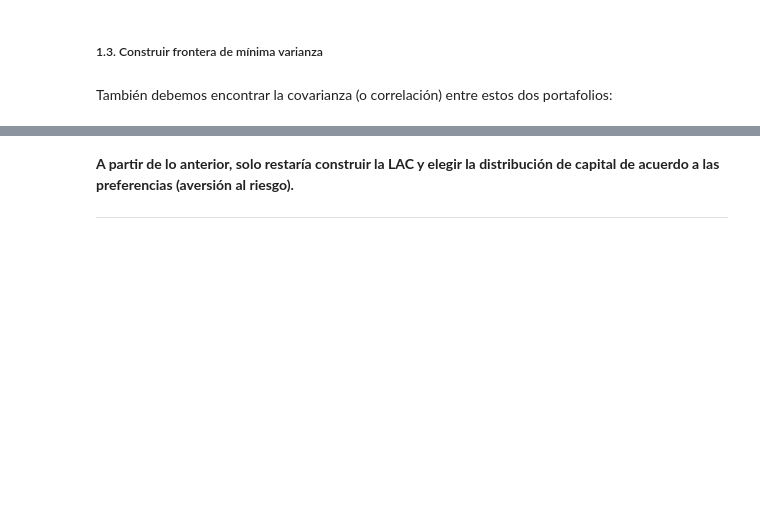
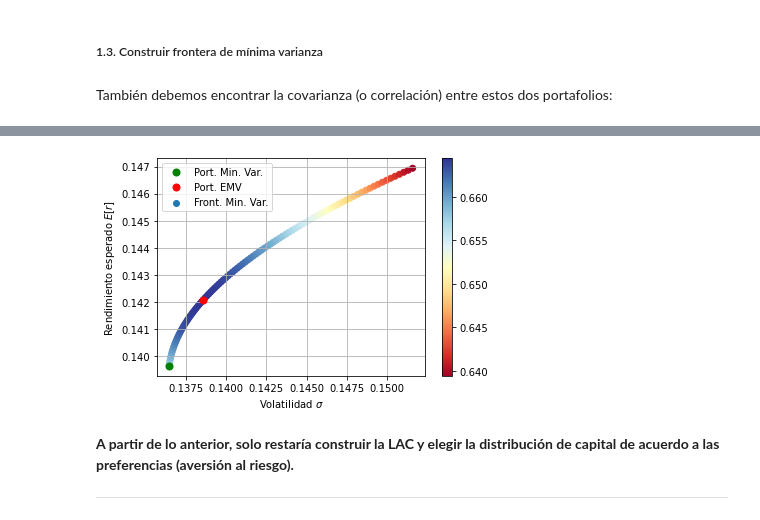
Before and after one commit to jessicambrizg/porinvp2020, a Jupyter notebook: Modulo3/Clase14_SeleccionOptimaPortII.ipynb, the cells around one changed output, grey strips where cells are left out. Saved outputs shown, nothing was run; the diff lists cells and outputs as text; code cells hidden in the pictures; blank space fills up the shorter version.

```diff
--- a/Modulo3/Clase14_SeleccionOptimaPortII.ipynb
+++ b/Modulo3/Clase14_SeleccionOptimaPortII.ipynb
@@ -171,0 +218,6 @@ Esta vez, supondremos que tenemos disponibles todos los mercados de acciones y e
+# %%
+# Pesos, rendimiento y riesgo del portafolio EMV
+w_EMV = EMV.x
+E_EMV = Eind.T.dot(w_EMV)
+s_EMV = (w_EMV.T.dot(Sigma).dot(w_EMV))**0.5
+w_EMV, E_EMV, s_EMV
@@ -175,3 +231,5 @@ Esta vez, supondremos que tenemos disponibles todos los mercados de acciones y e
 También debemos encontrar la covarianza (o correlación) entre estos dos portafolios:
 # %%
 # Covarianza entre los portafolios
+cov = w_EMV.T.dot(Sigma).dot(w_minvar)
+cov
@@ -180,8 +244,15 @@ También debemos encontrar la covarianza (o correlación) entre estos dos portaf
 # %%
 # Vector de w
+w = np.linspace(0, 3, 100)
 # %%
 # DataFrame de portafolios:
 # 1. Índice: i
 # 2. Columnas 1-2: w, 1-w
 # 3. Columnas 3-4: E[r], sigma
 # 4. Columna 5: Sharpe ratio
+portafolios = pd.DataFrame(data={'w': w,
+                                 '1-w': 1 - w,
+                                 'Media': w * E_EMV + (1 - w) * E_minvar,
+                                 'Vol': ((w * s_EMV)**2 + ((1 - w) * s_minvar)**2 + 2 * w * (1 - w) * cov)**0.5                             })
+portafolios['RS'] = (portafolios['Media'] - rf) / portafolios['Vol']
+portafolios.head()
@@ -194,3 +270,19 @@ También debemos encontrar la covarianza (o correlación) entre estos dos portaf
+# %%
+# Gráfica de dispersión de puntos coloreando
+# de acuerdo a SR, los activos individuales
+# y los portafolios hallados
+plt.figure(figsize=(6, 4))
+plt.scatter(portafolios['Vol'], portafolios['Media'], c=portafolios['RS'], cmap='RdYlBu', label='Front. Min. Var.')
+plt.plot(s_minvar, E_minvar, 'og', ms=7, label='Port. Min. Var.')
+plt.plot(s_EMV, E_EMV, 'or', ms=7, label='Port. EMV')
+plt.legend(loc='best')
+plt.colorbar()
+plt.xlabel("Volatilidad $\sigma$")
+plt.ylabel("Rendimiento esperado $E[r]$")
+plt.grid()
+plt.axis([xmin, xmax, ymin, ymax])
+# %% [output]
+[figure, added]
 # %% [markdown]
 **A partir de lo anterior, solo restaría construir la LAC y elegir la distribución de capital de acuerdo a las preferencias (aversión al riesgo).**
 ___
```
Also changed, not shown: parts of 22 cells of this notebook, 1 other file.
